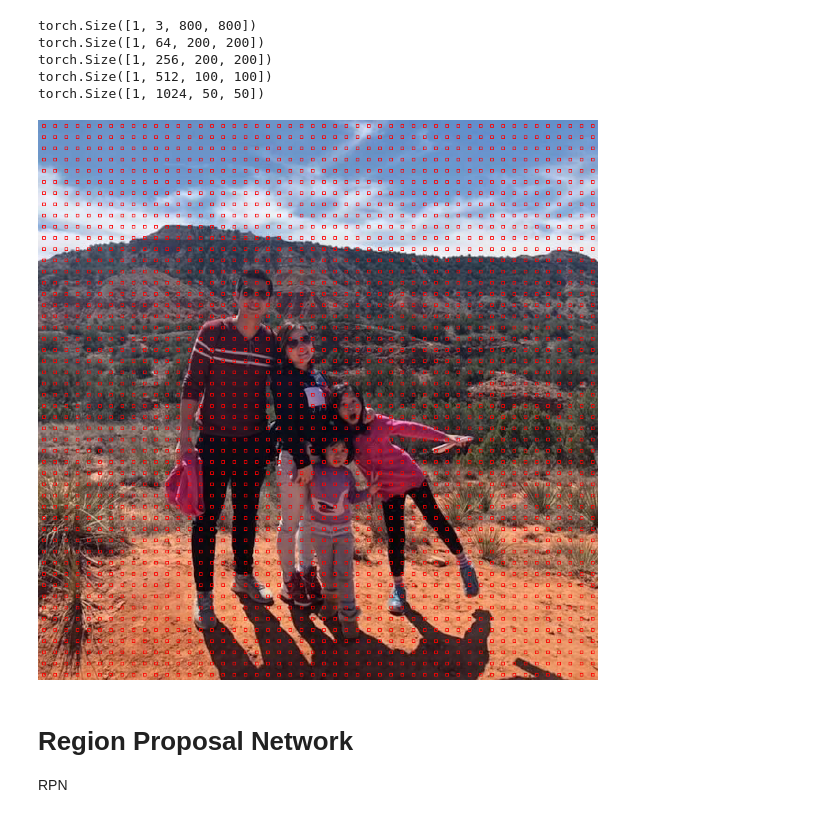
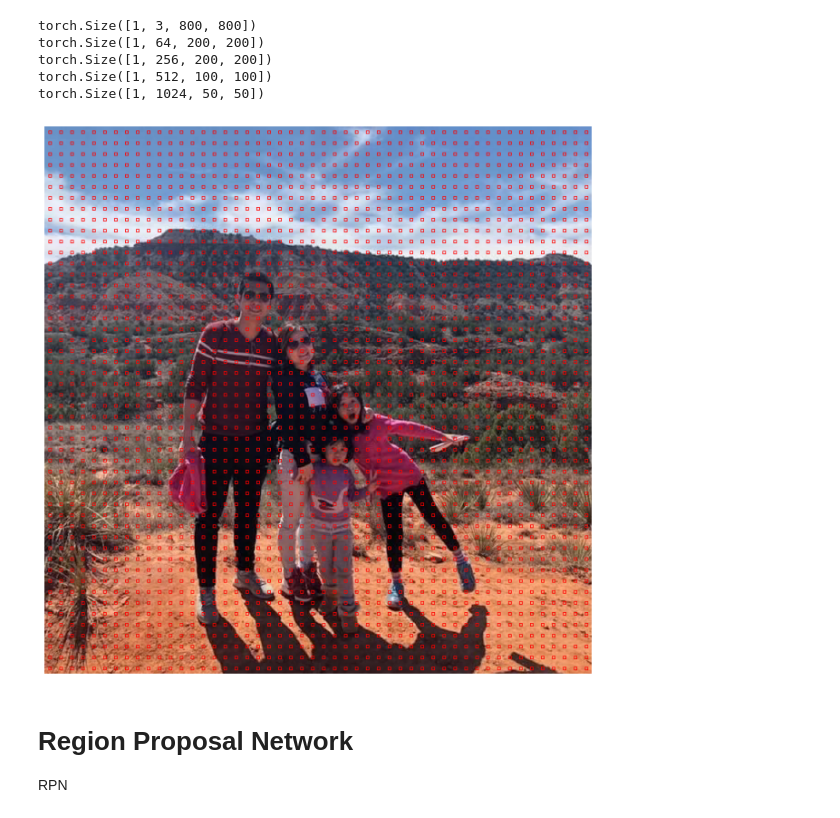
Before and after one commit to PacktPublishing/Hands-On-Computer-Vision-with-Detectron2, a Jupyter notebook: Chapter04/Detectron2-Chapter04.ipynb, the cells around one changed output. Drawn from its saved outputs; the diff is of its cells as text; code cells hidden in the pictures.

```diff
--- a/Chapter04/Detectron2-Chapter04.ipynb
+++ b/Chapter04/Detectron2-Chapter04.ipynb
@@ -35,8 +37,8 @@ from detectron2.engine import DefaultPredictor
 import warnings
 warnings.simplefilter(action='ignore', category=UserWarning)
 # Select a model
-config_file = "COCO-InstanceSegmentation/mask_rcnn_R_50_C4_1x.yaml"
-checkpoint_url = "COCO-InstanceSegmentation/mask_rcnn_R_50_C4_1x.yaml"
+config_file = "COCO-Detection/faster_rcnn_R_50_C4_1x.yaml"
+checkpoint_url = "COCO-Detection/faster_rcnn_R_50_C4_1x.yaml"
 # Create a configuration file
 cfg = get_cfg()
 config_file = model_zoo.get_config_file(config_file)
@@ -115,25 +122,36 @@ torch.Size([1, 512, 100, 100])
 torch.Size([1, 1024, 50, 50])
 # %%
 import numpy as np
-from google.colab.patches import cv2_imshow
+import matplotlib.pyplot as plt
+
+def imshow(image):
+  dpi = plt.rcParams["figure.dpi"]
+  height, width = image.shape[:2]
+  figsize = width / float(dpi), height / float(dpi)
+  fig = plt.figure(figsize=figsize)
+  plt.imshow(image)
+  plt.imshow(image)
+  plt.axis("off")
+  plt.show()
+
 feature_h, feature_w = res4.shape[2:]
 sub_sample = height/feature_h
 new_img = img.copy()
 # the feature map points and corresponding regions
 rect_w = 4
 rect_h = 4
 for i in range(feature_h):
   for j in range(feature_w):
     center_x = sub_sample * j + sub_sample/2
     center_y = sub_sample * i + sub_sample/2
     start_x = int(center_x - rect_w/2)
     start_y = int(center_y - rect_h/2)
     end_x = int(center_x + rect_w/2)
     end_y = int(center_y + rect_h/2)
     cv2.rectangle(new_img, (start_x, start_y), (end_x, end_y), (0, 0, 255))
-cv2_imshow(new_img)
+imshow(new_img[:,:,::-1])
 # %% [output]
-[figure, old version]
+[figure, new version]
 # %% [markdown]
 # Region Proposal Network
 RPN
```
Also changed, not shown: parts of 8 cells of this notebook.
